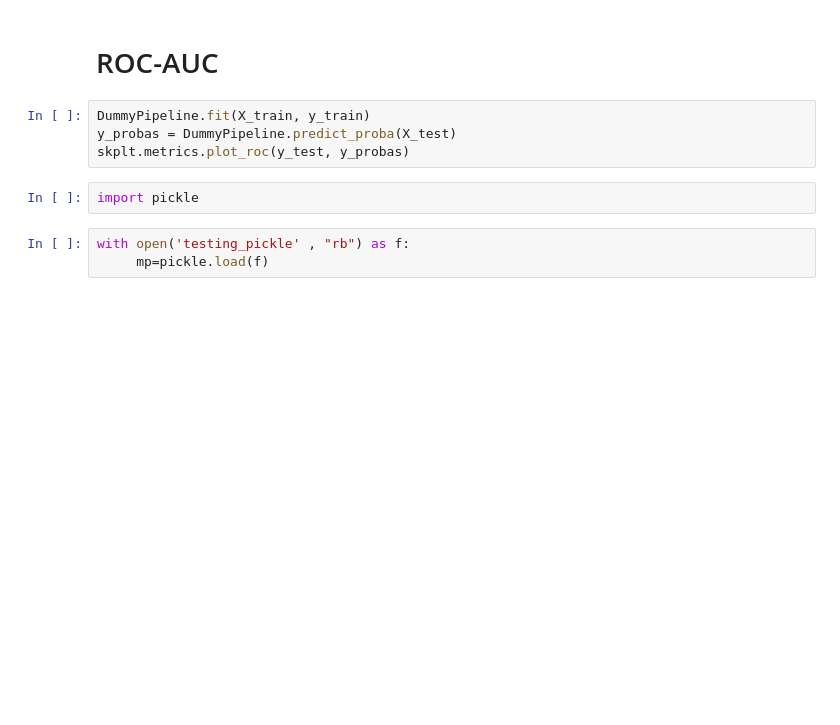
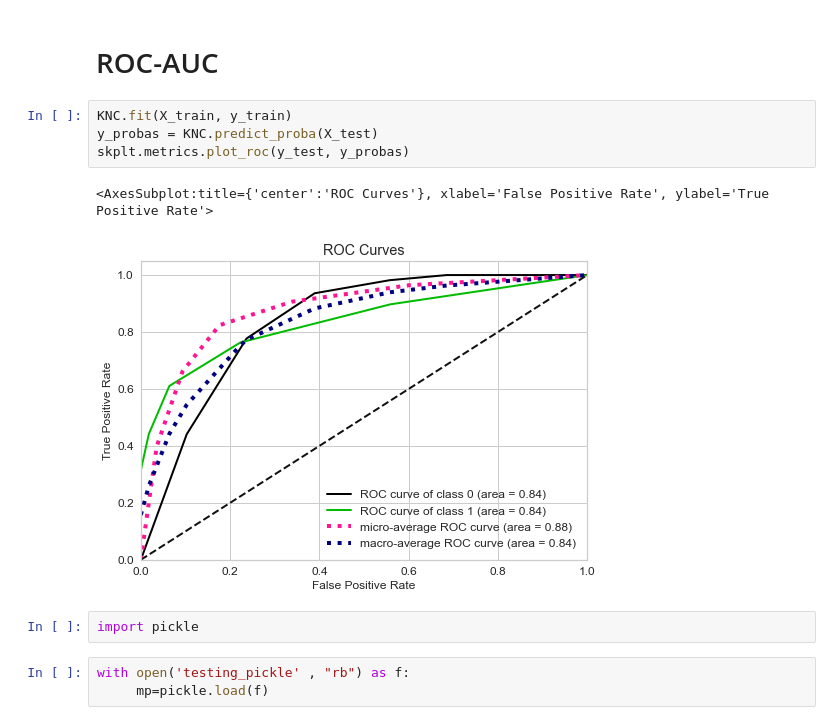
Before and after one commit to BouchetaYoucef/Projet_Employees, a Jupyter notebook: Projet_Employees_Predict.ipynb, the cells around one changed output. Cells and saved outputs as stored; diff of their text form; blank space fills up the shorter version.

```diff
--- a/Projet_Employees_Predict.ipynb
+++ b/Projet_Employees_Predict.ipynb
@@ -104,9 +159,12 @@ plot_learning_curve(DummyPipeline, X, y)
 # %% [markdown]
 # ROC-AUC
 # %%
-DummyPipeline.fit(X_train, y_train)
-y_probas = DummyPipeline.predict_proba(X_test)
+KNC.fit(X_train, y_train)
+y_probas = KNC.predict_proba(X_test)
 skplt.metrics.plot_roc(y_test, y_probas)
+# %% [output]
+<AxesSubplot:title={'center':'ROC Curves'}, xlabel='False Positive Rate', ylabel='True Positive Rate'>
+[figure, added]
 # %%
 import pickle
 # %%
```
Also changed, not shown: parts of 17 cells of this notebook, 4 other files.
